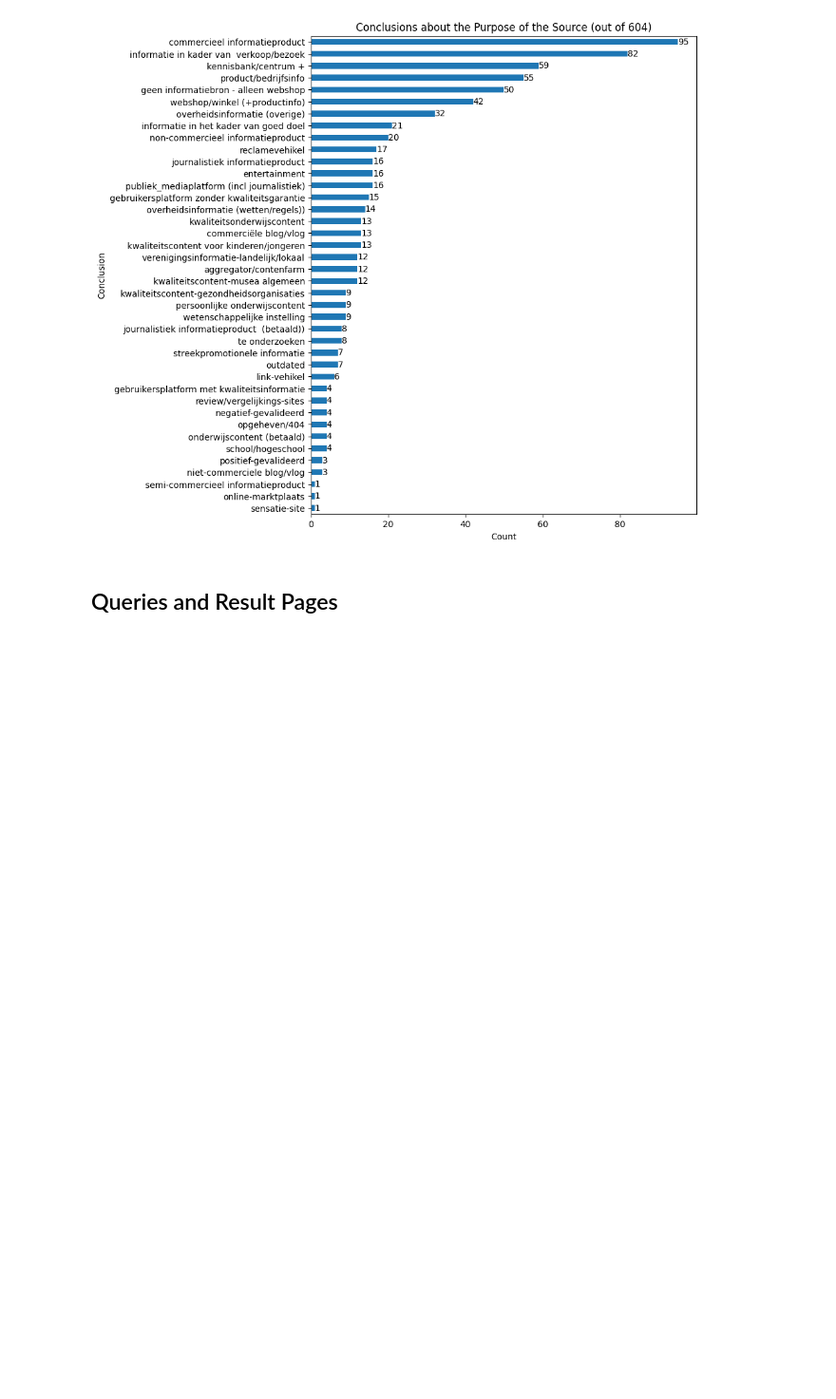
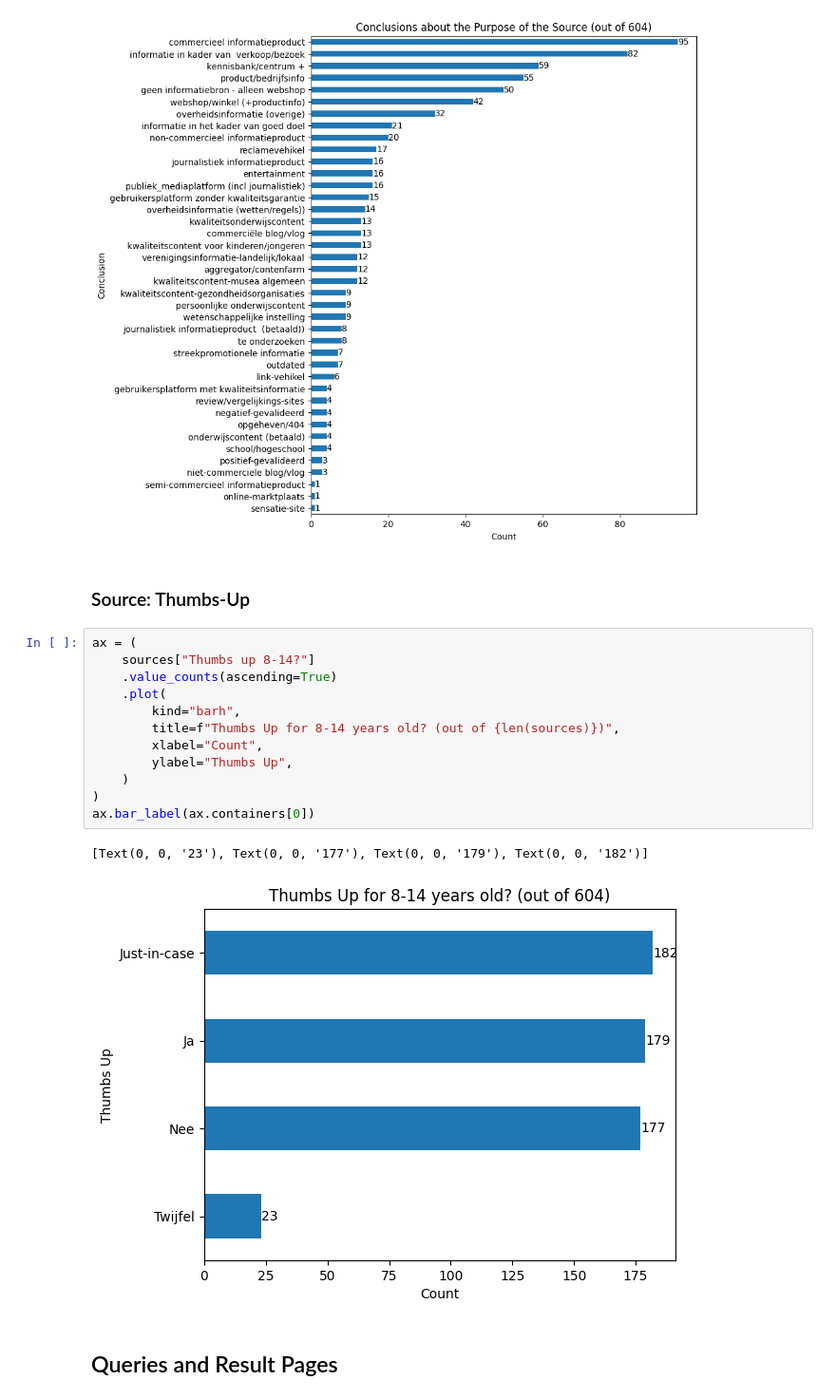
Before and after one commit to SlimZoeken/100queries, a Jupyter notebook: notebooks/analysis.ipynb, the cells around one changed output. Shown at 95% size. Saved outputs shown, nothing was run; the diff lists cells and outputs as text; blank space fills up the shorter version.

Commit message:
Add thumbs-up per source.

```diff
--- a/notebooks/analysis.ipynb
+++ b/notebooks/analysis.ipynb
@@ -539,6 +539,23 @@ ax.bar_label(ax.containers[0])
  Text(0, 0, '82'),
  Text(0, 0, '95')]
 [figure]
+# %% [markdown]
+### Source: Thumbs-Up
+# %%
+ax = (
+    sources["Thumbs up 8-14?"]
+    .value_counts(ascending=True)
+    .plot(
+        kind="barh",
+        title=f"Thumbs Up for 8-14 years old? (out of {len(sources)})",
+        xlabel="Count",
+        ylabel="Thumbs Up",
+    )
+)
+ax.bar_label(ax.containers[0])
+# %% [output]
+[Text(0, 0, '23'), Text(0, 0, '177'), Text(0, 0, '179'), Text(0, 0, '182')]
+[figure, added]
 # %% [markdown]
 ## Queries and Result Pages
 # %% [markdown]
```
